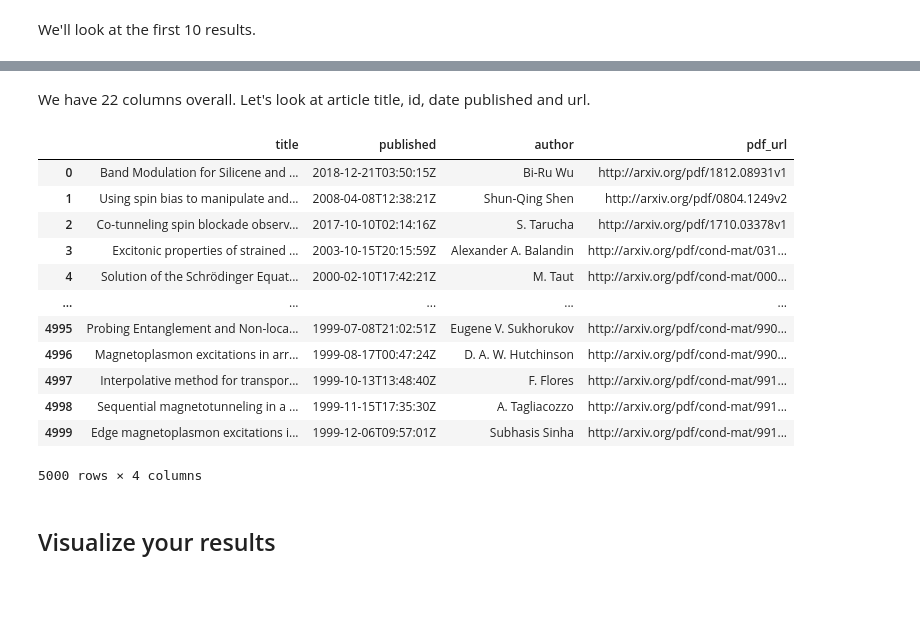
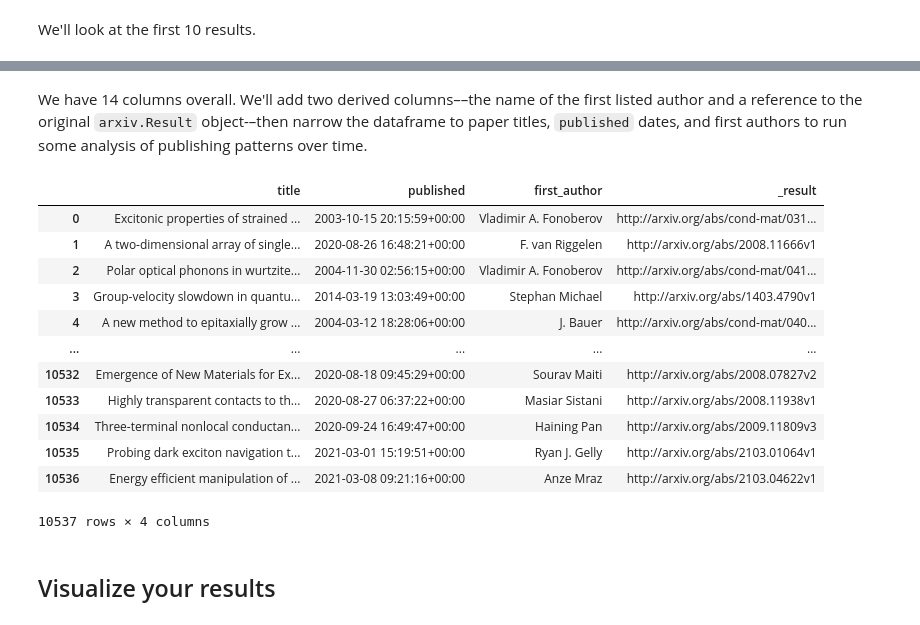
Before and after one commit to EPS-Libraries-Berkeley/volt, a Jupyter notebook: Search/arxiv_api.ipynb, the cells around one changed output, grey strips where cells are left out. Cells and saved outputs as stored; diff of their text form; code cells hidden in the pictures; blank space fills up the shorter version.

```diff
--- a/Search/arxiv_api.ipynb
+++ b/Search/arxiv_api.ipynb
@@ -63,2 +52,18 @@ quantum_dots = arxiv.query(
+# %%
+results_generator = arxiv.Client(
+  page_size=1000,
+  delay_seconds=3,
+  num_retries=3
+).get(arxiv.Search(
+  query='"quantum dots"',
+  id_list=[],
+  sort_by=arxiv.SortCriterion.Relevance,
+  sort_order=arxiv.SortOrder.Descending,
+))
+
+quantum_dots = []
+for paper in results_generator:
+  # You could do per-paper analysis here; for now, just collect them in a list.
+  quantum_dots.append(paper)
 # %% [markdown]
 ## Organize and analyze your results
@@ -108,22 +109,28 @@ list(qd_df)
-# %% [markdown]
-We have 22 columns overall. Let's look at article title, id, date published and url.
-# %%
-qd_df = qd_df[['title', 'published', 'author', 'pdf_url']]
-qd_df
-# %% [output]
-|  | title | published | author | pdf_url |
-| 0 | Band Modulation for Silicene and ... | 2018-12-21T03:50:15Z | Bi-Ru Wu | http://arxiv.org/pdf/1812.08931v1 |
-| 1 | Using spin bias to manipulate and... | 2008-04-08T12:38:21Z | Shun-Qing Shen | http://arxiv.org/pdf/0804.1249v2 |
-| 2 | Co-tunneling spin blockade observ... | 2017-10-10T02:14:16Z | S. Tarucha | http://arxiv.org/pdf/1710.03378v1 |
-| 3 | Excitonic properties of strained ... | 2003-10-15T20:15:59Z | Alexander A. Balandin | http://arxiv.org/pdf/cond-mat/031... |
-| 4 | Solution of the Schrödinger Equat... | 2000-02-10T17:42:21Z | M. Taut | http://arxiv.org/pdf/cond-mat/000... |
-| ... | ... | ... | ... | ... |
-| 4995 | Probing Entanglement and Non-loca... | 1999-07-08T21:02:51Z | Eugene V. Sukhorukov | http://arxiv.org/pdf/cond-mat/990... |
-| 4996 | Magnetoplasmon excitations in arr... | 1999-08-17T00:47:24Z | D. A. W. Hutchinson | http://arxiv.org/pdf/cond-mat/990... |
-| 4997 | Interpolative method for transpor... | 1999-10-13T13:48:40Z | F. Flores | http://arxiv.org/pdf/cond-mat/991... |
-| 4998 | Sequential magnetotunneling in a ... | 1999-11-15T17:35:30Z | A. Tagliacozzo | http://arxiv.org/pdf/cond-mat/991... |
-| 4999 | Edge magnetoplasmon excitations i... | 1999-12-06T09:57:01Z | Subhasis Sinha | http://arxiv.org/pdf/cond-mat/991... |
-5000 rows × 4 columns
+# %% [markdown]
+We have 14 columns overall. We'll add two derived columns––the name of the first listed author and a reference to the original `arxiv.Result` object-–then narrow the dataframe to paper titles, `published` dates, and first authors to run some analysis of publishing patterns over time.
+# %%
+# Add a first_author column: the name of the first author among each paper's list of authors.
+qd_df['first_author'] = [authors_list[0].name for authors_list in qd_df['authors']]
+# Keep a reference to the original results in the dataframe: this is useful for downloading PDFs.
+qd_df['_result'] = quantum_dots
+
+# Narrow our dataframe to just the columns we want for our analysis.
+qd_df = qd_df[['title', 'published', 'first_author', '_result']]
+qd_df
+# %% [output]
+|  | title | published | first_author | _result |
+| 0 | Excitonic properties of strained ... | 2003-10-15 20:15:59+00:00 | Vladimir A. Fonoberov | http://arxiv.org/abs/cond-mat/031... |
+| 1 | A two-dimensional array of single... | 2020-08-26 16:48:21+00:00 | F. van Riggelen | http://arxiv.org/abs/2008.11666v1 |
+| 2 | Polar optical phonons in wurtzite... | 2004-11-30 02:56:15+00:00 | Vladimir A. Fonoberov | http://arxiv.org/abs/cond-mat/041... |
+| 3 | Group-velocity slowdown in quantu... | 2014-03-19 13:03:49+00:00 | Stephan Michael | http://arxiv.org/abs/1403.4790v1 |
+| 4 | A new method to epitaxially grow ... | 2004-03-12 18:28:06+00:00 | J. Bauer | http://arxiv.org/abs/cond-mat/040... |
+| ... | ... | ... | ... | ... |
+| 10532 | Emergence of New Materials for Ex... | 2020-08-18 09:45:29+00:00 | Sourav Maiti | http://arxiv.org/abs/2008.07827v2 |
+| 10533 | Highly transparent contacts to th... | 2020-08-27 06:37:22+00:00 | Masiar Sistani | http://arxiv.org/abs/2008.11938v1 |
+| 10534 | Three-terminal nonlocal conductan... | 2020-09-24 16:49:47+00:00 | Haining Pan | http://arxiv.org/abs/2009.11809v3 |
+| 10535 | Probing dark exciton navigation t... | 2021-03-01 15:19:51+00:00 | Ryan J. Gelly | http://arxiv.org/abs/2103.01064v1 |
+| 10536 | Energy efficient manipulation of ... | 2021-03-08 09:21:16+00:00 | Anze Mraz | http://arxiv.org/abs/2103.04622v1 |
+10537 rows × 4 columns
 # %% [markdown]
 ## Visualize your results
 # %% [markdown]
```
Also changed, not shown: parts of 21 cells of this notebook.
